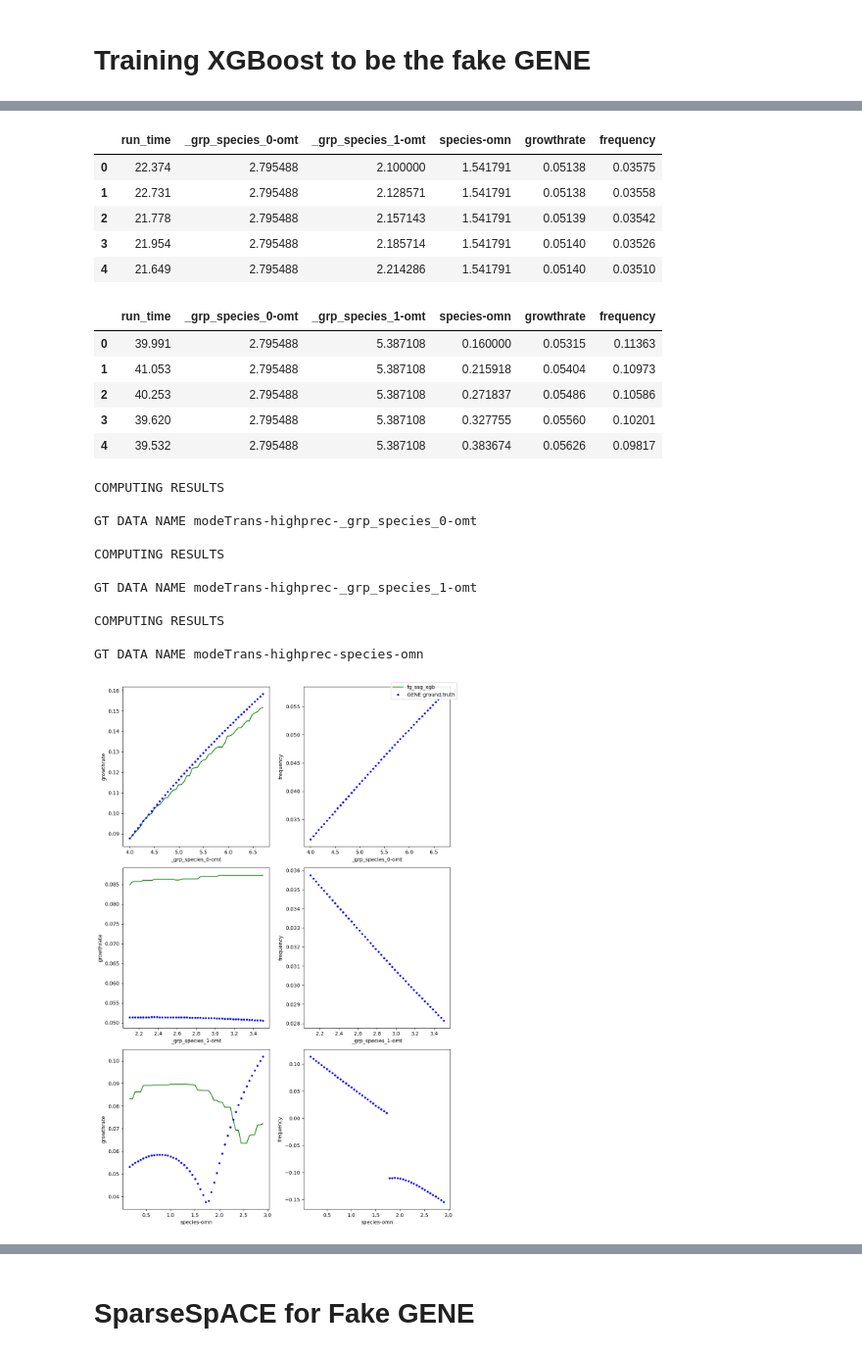
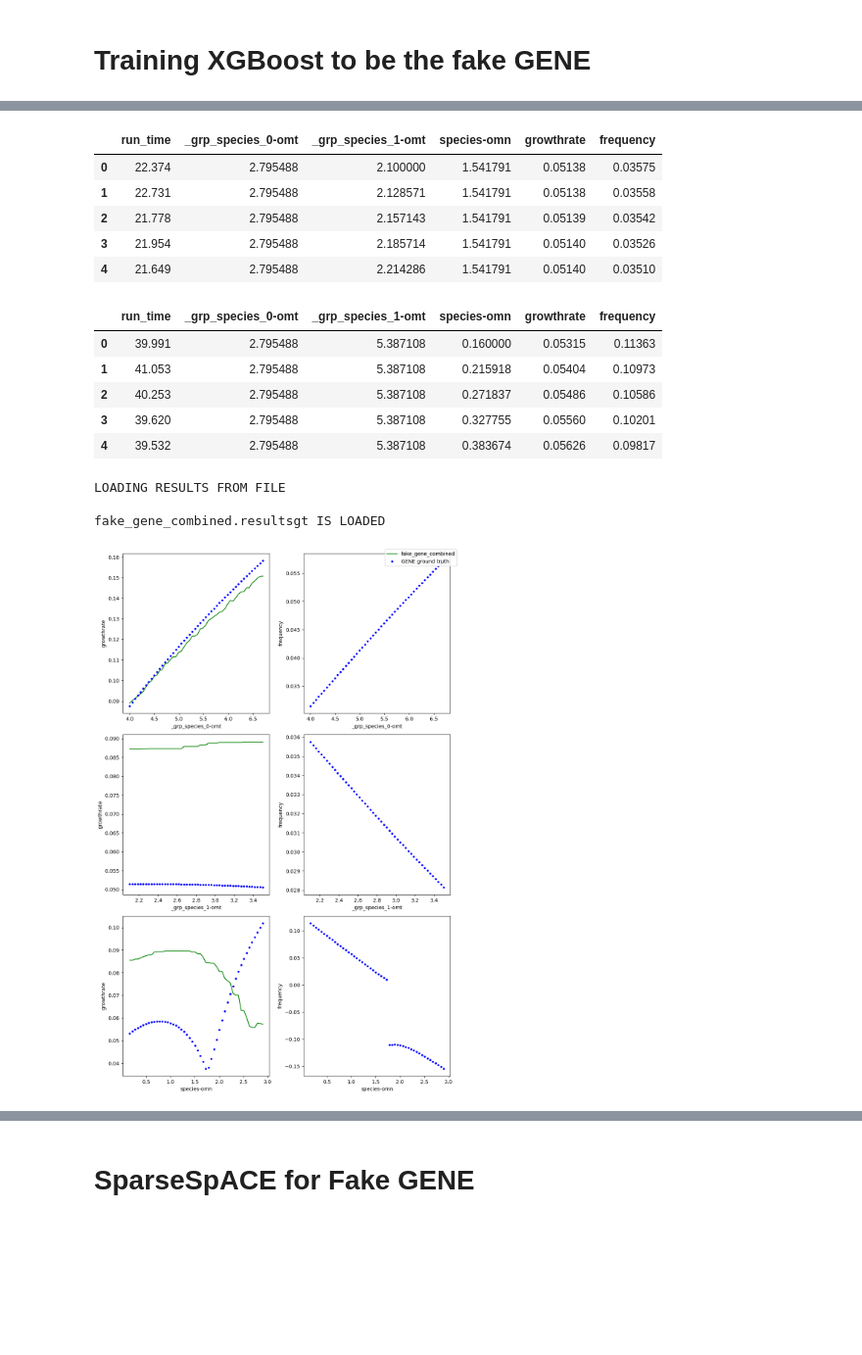
Before and after one commit to DanHarJor/GENE_UQ, a Jupyter notebook: sparseSpACE.ipynb, the cells around one changed output, grey strips where cells are left out. Shown at 98% size. Saved outputs shown, nothing was run; the diff lists cells and outputs as text; code cells hidden in the pictures; blank space fills up the shorter version.

```diff
--- a/sparseSpACE.ipynb
+++ b/sparseSpACE.ipynb
@@ -230,7 +307,7 @@ fake_gene_xgb = fake_gene_xgb.load('saved_models/fake_gene')
 # %%
 from gene_uq import mode_transition_test
 
-mode_transition_test('fg_ssg_xgb', fake_gene_xgb)
+mode_transition_test('fake_gene_combined', fake_gene_xgb)#'fg_ssg_xgb', fake_gene_xgb)
 # %% [output]
 Initialising dataset
 SSH PATH None:None
@@ -248,37 +325,29 @@ LOADING SCANLOG AND TIME INTO PANDAS DATAFRAME /home/djdaniel/GENE_UQ/scanlogs/m
 TEST PERCENTAGE IS 0, NO SPLIT
 TEST PERCENTAGE IS 0, NO SPLIT
 TEST PERCENTAGE IS 0, NO SPLIT
 TEST PERCENTAGE IS 0, NO SPLIT
 |  | run_time | _grp_species_0-omt | _grp_species_1-omt | species-omn | growthrate | frequency |
 | 0 | 30.330 | 4.000000 | 5.387108 | 1.541791 | 0.08769 | 0.03151 |
 | 1 | 31.028 | 4.055102 | 5.387108 | 1.541791 | 0.08940 | 0.03205 |
 | 2 | 27.473 | 4.110204 | 5.387108 | 1.541791 | 0.09110 | 0.03260 |
 | 3 | 27.004 | 4.165306 | 5.387108 | 1.541791 | 0.09278 | 0.03314 |
 | 4 | 25.307 | 4.220408 | 5.387108 | 1.541791 | 0.09445 | 0.03369 |
 |  | run_time | _grp_species_0-omt | _grp_species_1-omt | species-omn | growthrate | frequency |
 | 0 | 22.374 | 2.795488 | 2.100000 | 1.541791 | 0.05138 | 0.03575 |
 | 1 | 22.731 | 2.795488 | 2.128571 | 1.541791 | 0.05138 | 0.03558 |
 | 2 | 21.778 | 2.795488 | 2.157143 | 1.541791 | 0.05139 | 0.03542 |
 | 3 | 21.954 | 2.795488 | 2.185714 | 1.541791 | 0.05140 | 0.03526 |
 | 4 | 21.649 | 2.795488 | 2.214286 | 1.541791 | 0.05140 | 0.03510 |
 |  | run_time | _grp_species_0-omt | _grp_species_1-omt | species-omn | growthrate | frequency |
 | 0 | 39.991 | 2.795488 | 5.387108 | 0.160000 | 0.05315 | 0.11363 |
 | 1 | 41.053 | 2.795488 | 5.387108 | 0.215918 | 0.05404 | 0.10973 |
 | 2 | 40.253 | 2.795488 | 5.387108 | 0.271837 | 0.05486 | 0.10586 |
 | 3 | 39.620 | 2.795488 | 5.387108 | 0.327755 | 0.05560 | 0.10201 |
 | 4 | 39.532 | 2.795488 | 5.387108 | 0.383674 | 0.05626 | 0.09817 |
-COMPUTING RESULTS
+LOADING RESULTS FROM FILE
 
-GT DATA NAME modeTrans-highprec-_grp_species_0-omt
-
-COMPUTING RESULTS
-
-GT DATA NAME modeTrans-highprec-_grp_species_1-omt
-
-COMPUTING RESULTS
-
-GT DATA NAME modeTrans-highprec-species-omn
+fake_gene_combined.resultsgt IS LOADED
-[figure, old version]
+[figure, new version]
 # %%
 from GENE_ML.gene_ml.models.GPR import GPR
 from GENE_ML.gene_ml.models.XGBoost import XGBoost
```
Also changed, not shown: parts of 16 cells of this notebook, 8 other files.
